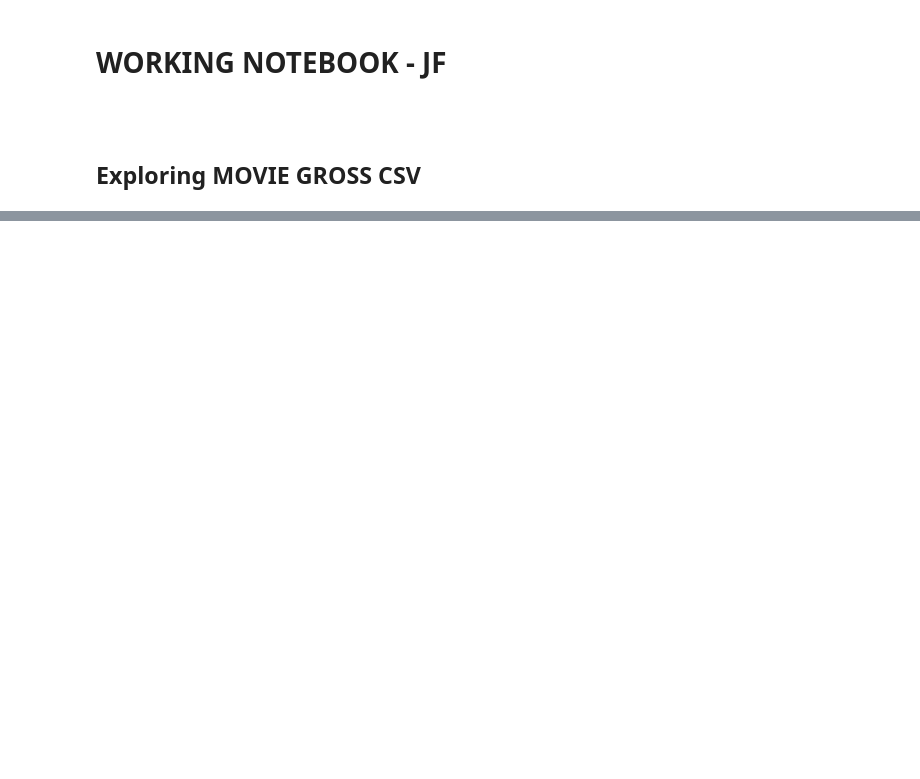
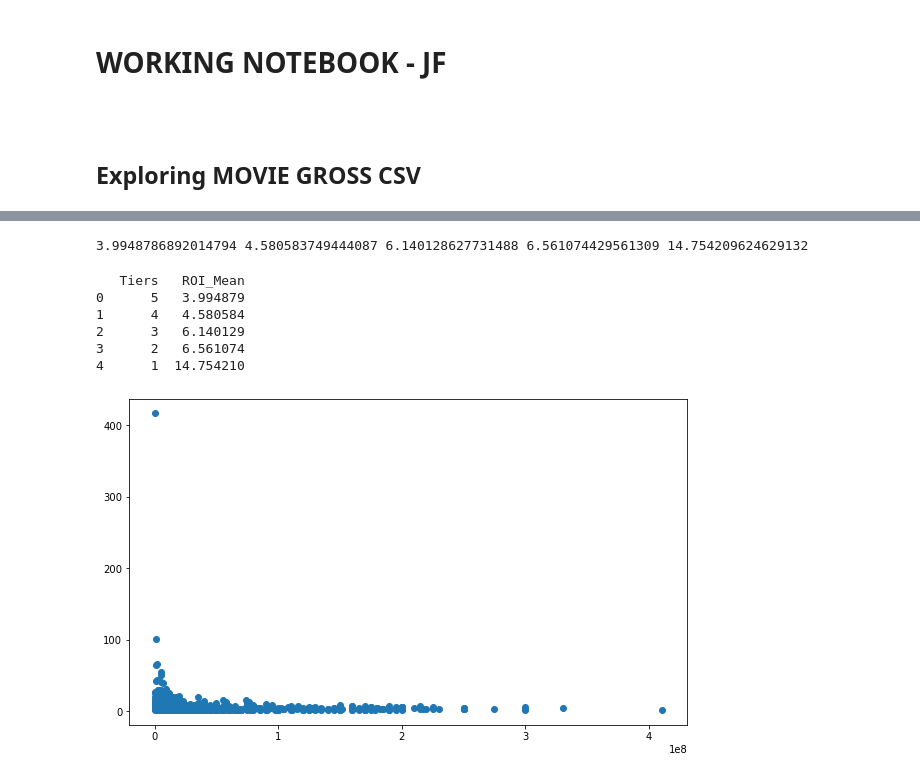
Before and after one commit to LydiaCuffman/film-investment-project, a Jupyter notebook: dsc-phase-2-project-v3-main/JF_working.ipynb, the cells around one changed output, grey strips where cells are left out. Saved outputs shown, nothing was run; the diff lists cells and outputs as text; code cells hidden in the pictures; blank space fills up the shorter version.

```diff
--- a/dsc-phase-2-project-v3-main/JF_working.ipynb
+++ b/dsc-phase-2-project-v3-main/JF_working.ipynb
@@ -119,0 +63,2 @@ Name: studio, Length: 215, dtype: int64
+# %%
+all_movie_data = pd.merge(budget_cleaned, imdb_ratings, left_on='movie', right_on='primary_title', how='inner')
@@ -123,0 +91,2 @@ Name: studio, Length: 215, dtype: int64
+# %%
+df1 = all_movie_data
@@ -123,0 +113,17 @@ Name: studio, Length: 215, dtype: int64
+# %%
+# create a list of our conditions
+conditions = [
+    (df1['production_budget'] <= 7500000),
+    (df1['production_budget'] > 7500000) & (df1['production_budget'] <= 11000000),
+    (df1['production_budget'] > 11000000) & (df1['production_budget'] <= 15000000),
+    (df1['production_budget'] > 15000000) & (df1['production_budget'] < 100000000),
+    (df1['production_budget'] > 100000000)]
+
+# create a list of the values we want to assign for each condition
+values = ['tier_1', 'tier_2', 'tier_3', 'tier_4', 'high_end']
+
+# create a new column and use np.select to assign values to it using our lists as arguments
+df1['budget_tier'] = np.select(conditions, values)
+
+# display updated DataFrame
+df1
@@ -123,0 +240,36 @@ Name: studio, Length: 215, dtype: int64
+# %%
+highend_roi_mean = df1.loc[df1['budget_tier'] == 'high_end']['return_on_investment'].mean()
+tier4_roi_mean = df1.loc[df1['budget_tier'] == 'tier_4']['return_on_investment'].mean()
+tier3_roi_mean = df1.loc[df1['budget_tier'] == 'tier_3']['return_on_investment'].mean()
+tier2_roi_mean = df1.loc[df1['budget_tier'] == 'tier_2']['return_on_investment'].mean()
+tier1_roi_mean = df1.loc[df1['budget_tier'] == 'tier_1']['return_on_investment'].mean()
+print(highend_roi_mean, tier4_roi_mean, tier3_roi_mean, tier2_roi_mean, tier1_roi_mean)
+# %% [output]
+3.9948786892014794 4.580583749444087 6.140128627731488 6.561074429561309 14.754209624629132
+# %%
+#creating a new df for tier ROI means
+tier_roi_means = {
+    'Tiers':[5,4,3,2,1],
+    'ROI_Mean':[highend_roi_mean, tier4_roi_mean, tier3_roi_mean,
+                 tier2_roi_mean, tier1_roi_mean]}
+
+scatter_df = pd.DataFrame(tier_roi_means)
+print(scatter_df)
+# %% [output]
+   Tiers   ROI_Mean
+0      5   3.994879
+1      4   4.580584
+2      3   6.140129
+3      2   6.561074
+4      1  14.754210
+# %%
+#plotting imports
+import matplotlib.pyplot as plt
+from matplotlib import style
+style.use('ggplot')
+# %%
+fix, ax = plt.subplots(figsize=(10,6))
+
+ax.scatter(x='production_budget', y='return_on_investment', data=df1);
+# %% [output]
+[figure, added]
```
Also changed, not shown: parts of 31 cells of this notebook.
